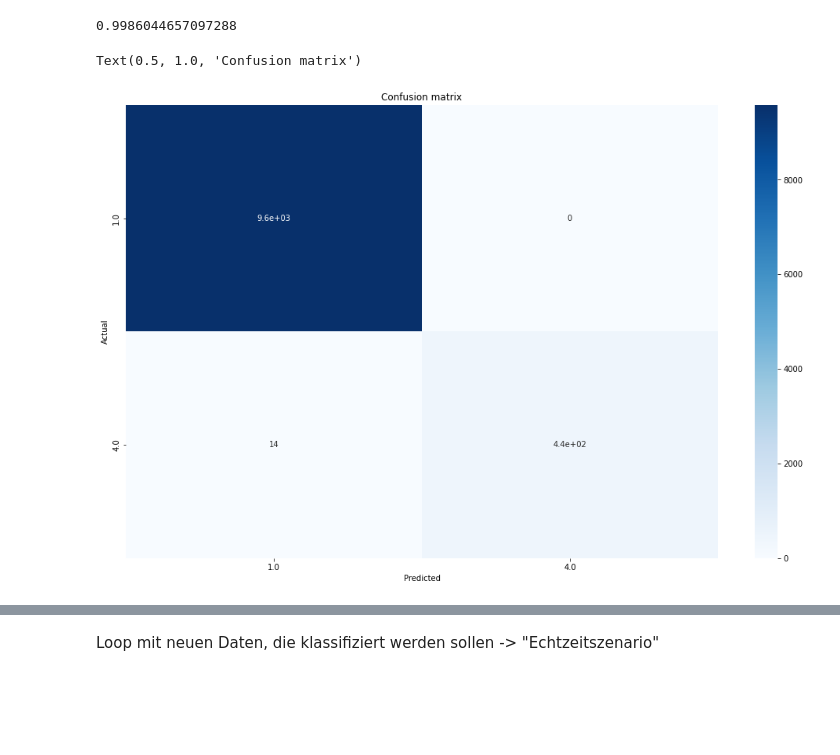
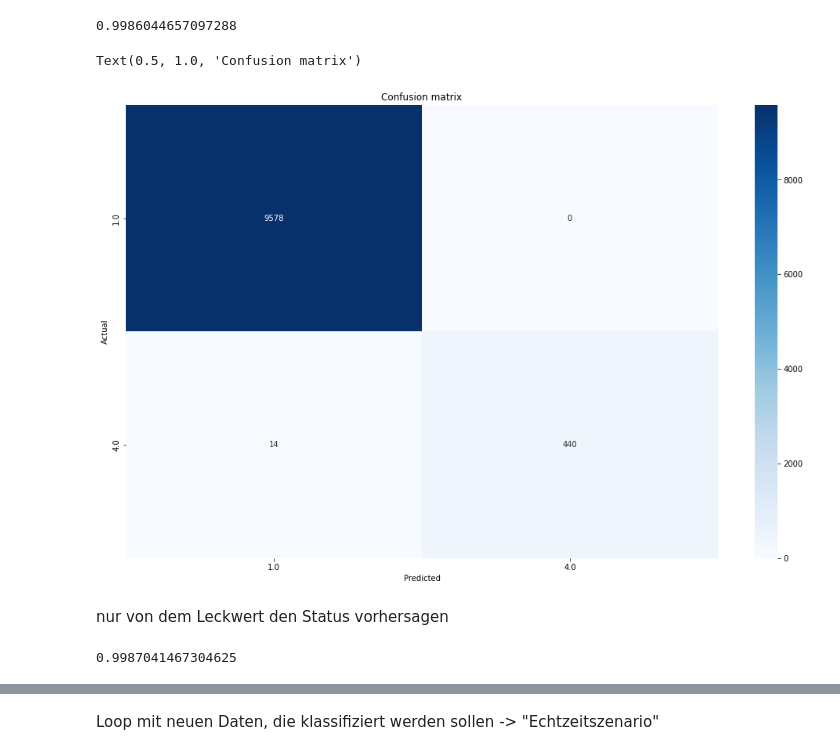
Before and after one commit to juliansaar/Innoprojekt, a Jupyter notebook: Dichte_Klassifizierung.ipynb, the cells around one changed output, grey strips where cells are left out. Drawn from its saved outputs; the diff is of its cells as text; code cells hidden in the pictures; blank space fills up the shorter version.

Commit message:
skelett begonnen und anomalie leck

```diff
--- a/Dichte_Klassifizierung.ipynb
+++ b/Dichte_Klassifizierung.ipynb
@@ -188,20 +210,23 @@ pipe.score(X_test, y_test)
 # %%
 from sklearn.metrics import confusion_matrix
 
 conf_df = df_reduced['status'].drop_duplicates().sort_values()
 pipe_pred = pipe.predict(X_test)
 conf_matrix = confusion_matrix(y_test, pipe_pred)
 plt.figure(figsize=(16, 12))
 plt.subplots_adjust(left=0.180, bottom=0.280, right=1.0, top=0.950)
 sns.heatmap(conf_matrix,
             annot=True,
             xticklabels=conf_df,
             yticklabels=conf_df,
-            cmap="Blues")
+            cmap="Blues",
+            fmt='.4g')
 plt.xlabel('Predicted')
 plt.ylabel('Actual')
 #plt.xticks(rotation=45, ha='right', rotation_mode="anchor")
 plt.title('Confusion matrix')
 # %% [output]
 Text(0.5, 1.0, 'Confusion matrix')
-[figure, old version]
+[figure, new version]
+# %% [markdown]
+nur von dem Leckwert den Status vorhersagen
@@ -207,0 +236,13 @@ Text(0.5, 1.0, 'Confusion matrix')
+# %%
+from sklearn.linear_model import LogisticRegression
+from sklearn.model_selection import train_test_split
+from sklearn.pipeline import make_pipeline
+from sklearn.preprocessing import StandardScaler
+
+X_train, X_test, y_train, y_test = train_test_split(X_leck, y_leck, random_state=42)
+pipe = make_pipeline(StandardScaler(), LogisticRegression(max_iter=200))
+pipe.fit(X_train, y_train)
+
+pipe.score(X_test, y_test)
+# %% [output]
+0.9987041467304625
```
Also changed, not shown: parts of 19 cells of this notebook, 1 other file.
